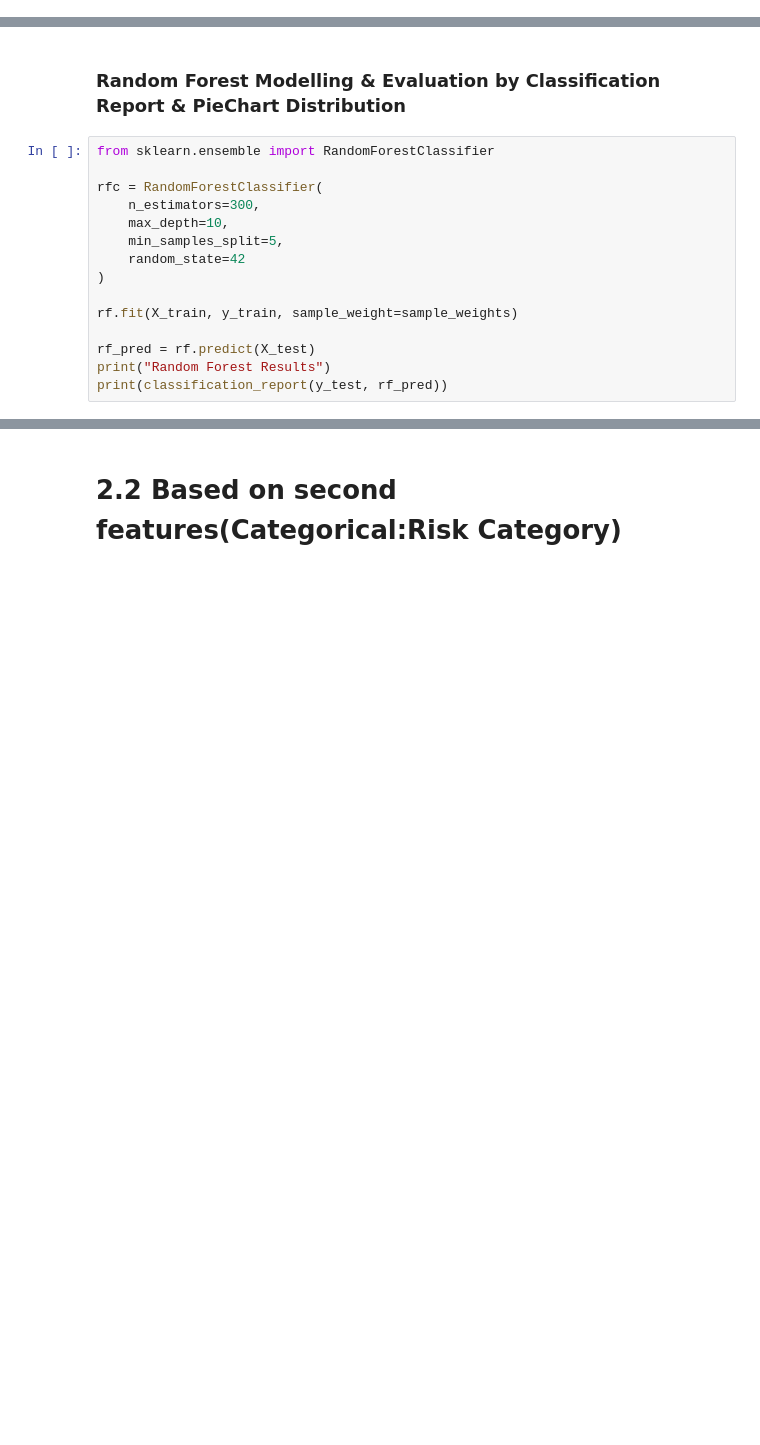
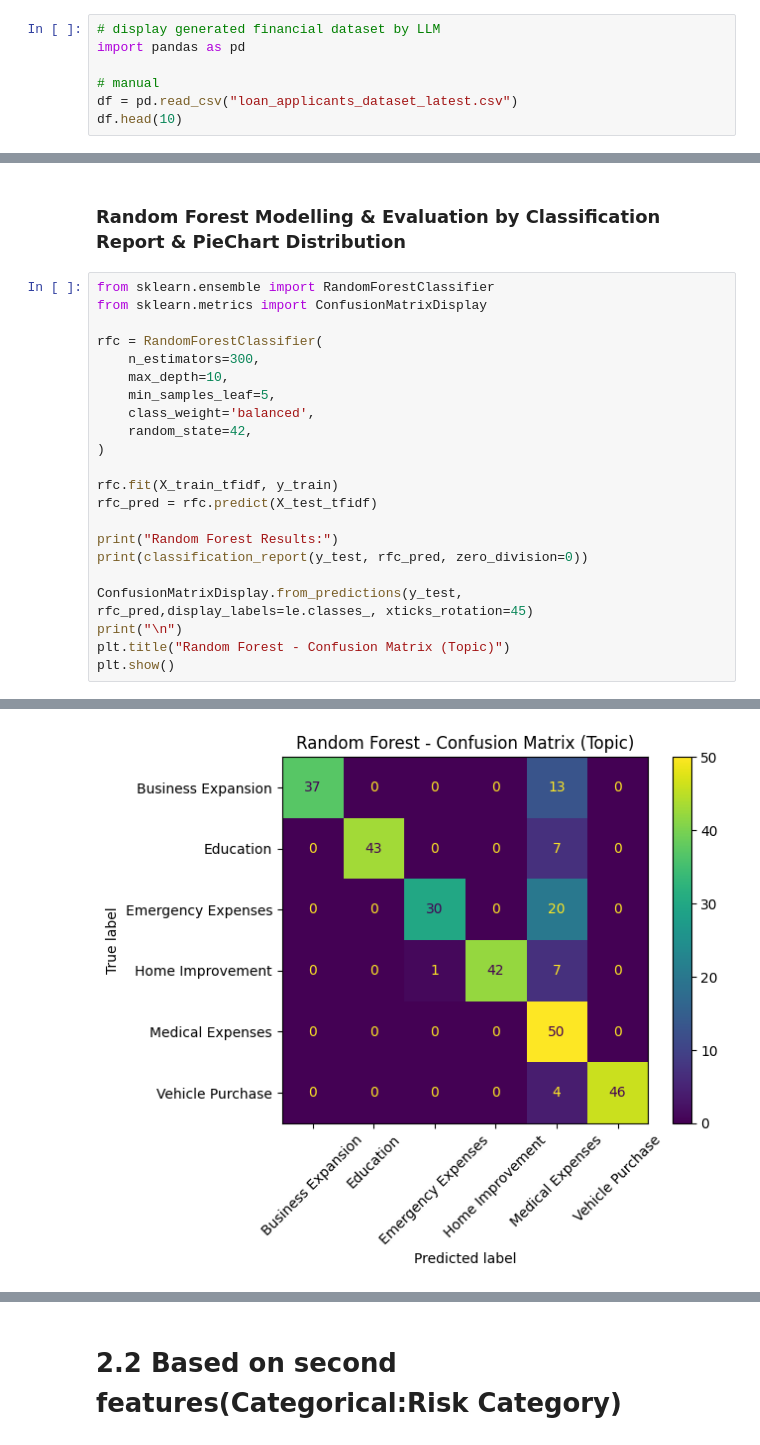
Before and after one commit to linlin0708/Data-Mining-Group-Project, a Jupyter notebook: DataMiningGP.ipynb, the cells around one changed output, grey strips where cells are left out. Drawn from its saved outputs; the diff is of its cells as text; blank space fills up the shorter version.

```diff
--- a/DataMiningGP.ipynb
+++ b/DataMiningGP.ipynb
@@ -261,0 +244,7 @@ df.head(10)
+# %%
+# display generated financial dataset by LLM
+import pandas as pd
+
+# manual
+df = pd.read_csv("loan_applicants_dataset_latest.csv")
+df.head(10)
@@ -433,17 +434,24 @@ plt.show()
 ### **Random Forest Modelling & Evaluation by Classification Report & PieChart Distribution**
 # %%
 from sklearn.ensemble import RandomForestClassifier
+from sklearn.metrics import ConfusionMatrixDisplay
 
 rfc = RandomForestClassifier(
     n_estimators=300,
     max_depth=10,
-    min_samples_split=5,
-    random_state=42
+    min_samples_leaf=5,
+    class_weight='balanced',
+    random_state=42,
 )
 
-rf.fit(X_train, y_train, sample_weight=sample_weights)
+rfc.fit(X_train_tfidf, y_train)
+rfc_pred = rfc.predict(X_test_tfidf)
 
-rf_pred = rf.predict(X_test)
-print("Random Forest Results")
-print(classification_report(y_test, rf_pred))
+print("Random Forest Results:")
+print(classification_report(y_test, rfc_pred, zero_division=0))
+
+ConfusionMatrixDisplay.from_predictions(y_test, rfc_pred,display_labels=le.classes_, xticks_rotation=45)
+print("\n")
+plt.title("Random Forest - Confusion Matrix (Topic)")
+plt.show()
 # %% [output]
@@ -463,3 +471,4 @@ weighted avg       0.18      0.18      0.18       300
+[figure, added]
 # %%
 import matplotlib.pyplot as plt
 import pandas as pd
```
Also changed, not shown: parts of 24 cells of this notebook.
